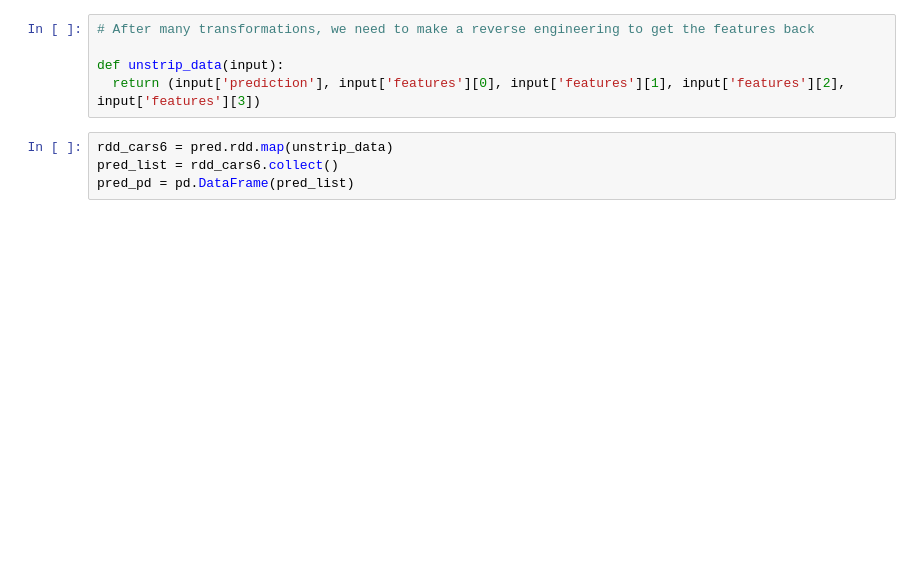
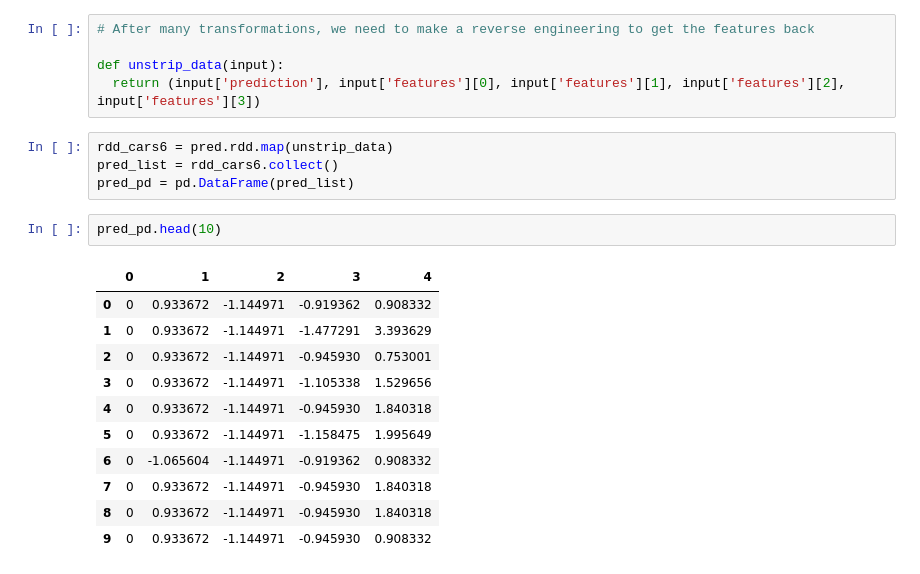
Before and after one commit to ralsouza/apache_spark_real_time_analytics, a Jupyter notebook: notebooks/11_pyspark_mllib_clustering_k_means.ipynb, the cells around one changed output. Drawn from its saved outputs; the diff is of its cells as text; blank space fills up the shorter version.

```diff
--- a/notebooks/11_pyspark_mllib_clustering_k_means.ipynb
+++ b/notebooks/11_pyspark_mllib_clustering_k_means.ipynb
@@ -260,5 +261,19 @@ def unstrip_data(input):
 rdd_cars6 = pred.rdd.map(unstrip_data)
 pred_list = rdd_cars6.collect()
 pred_pd = pd.DataFrame(pred_list)
+# %%
+pred_pd.head(10)
+# %% [output]
+|  | 0 | 1 | 2 | 3 | 4 |
+| 0 | 0 | 0.933672 | -1.144971 | -0.919362 | 0.908332 |
+| 1 | 0 | 0.933672 | -1.144971 | -1.477291 | 3.393629 |
+| 2 | 0 | 0.933672 | -1.144971 | -0.945930 | 0.753001 |
+| 3 | 0 | 0.933672 | -1.144971 | -1.105338 | 1.529656 |
+| 4 | 0 | 0.933672 | -1.144971 | -0.945930 | 1.840318 |
+| 5 | 0 | 0.933672 | -1.144971 | -1.158475 | 1.995649 |
+| 6 | 0 | -1.065604 | -1.144971 | -0.919362 | 0.908332 |
+| 7 | 0 | 0.933672 | -1.144971 | -0.945930 | 1.840318 |
+| 8 | 0 | 0.933672 | -1.144971 | -0.945930 | 1.840318 |
+| 9 | 0 | 0.933672 | -1.144971 | -0.945930 | 0.908332 |
 # %%
 # Show clusters by similarity
```
Also changed, not shown: parts of 6 cells of this notebook.
